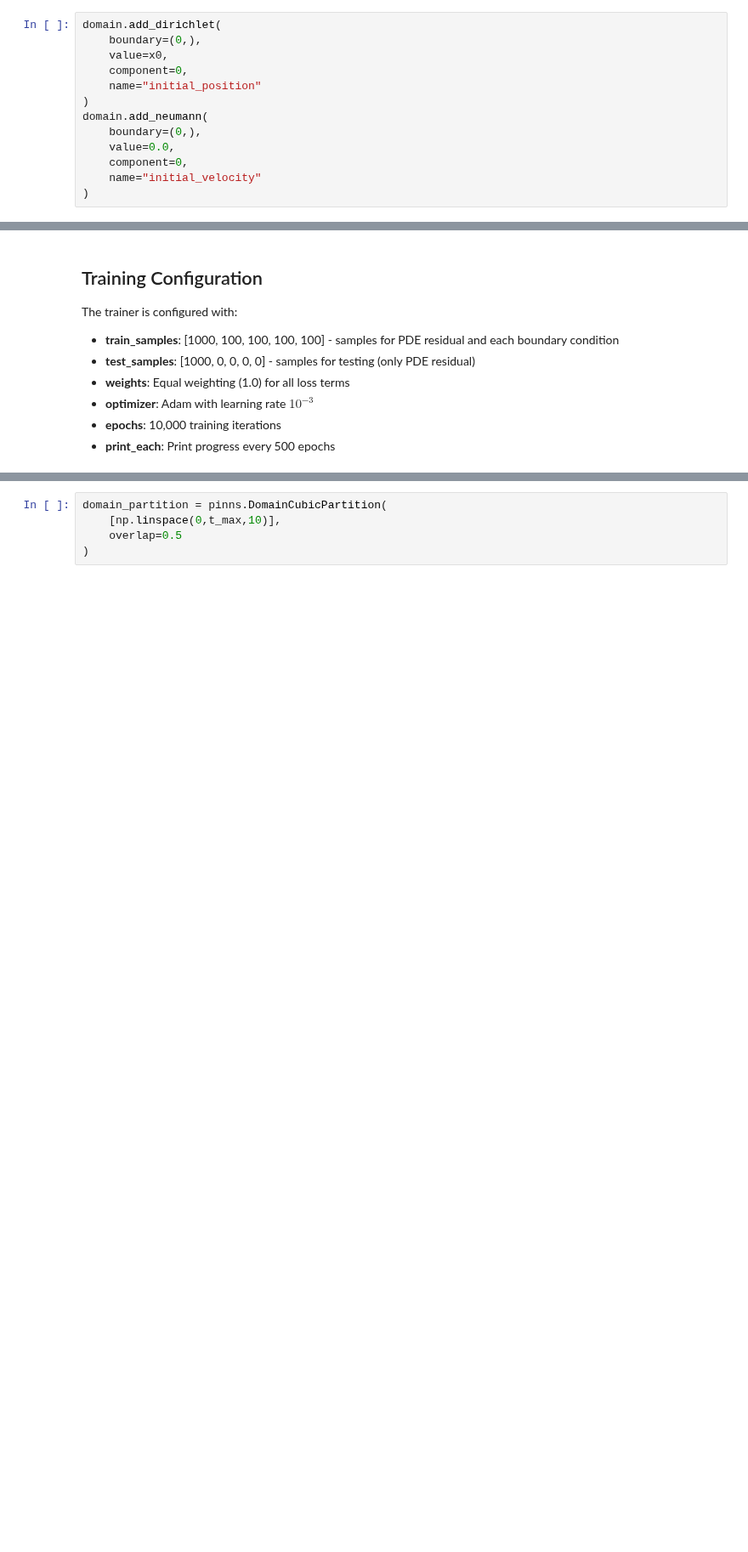
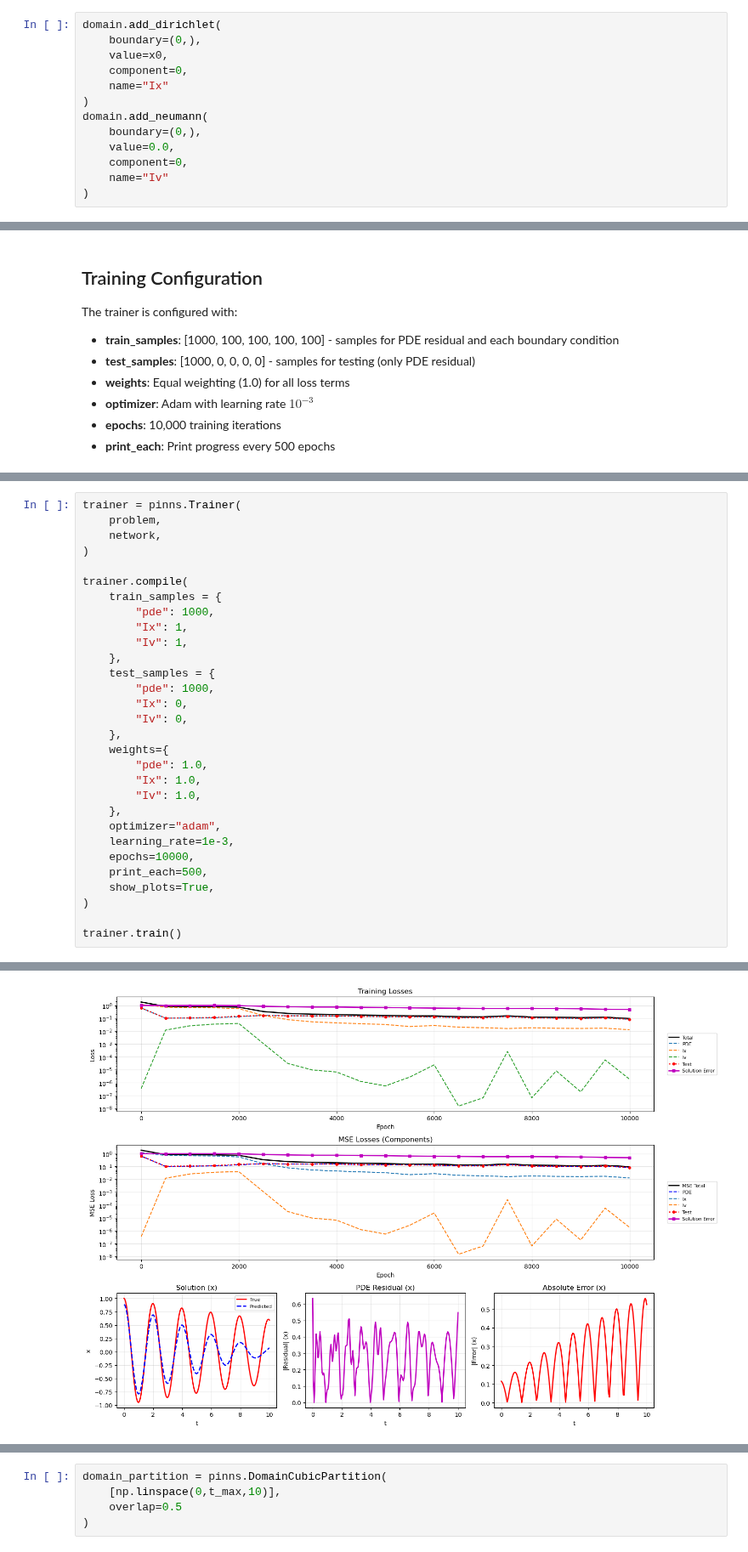
Before and after one commit to gatocor/pinn_models, a Jupyter notebook: examples/1D_overdamped_oscillator.ipynb, the cells around one changed output, grey strips where cells are left out. Shown at 85% size. Cells and saved outputs as stored; diff of their text form; blank space fills up the shorter version.

```diff
--- a/examples/1D_overdamped_oscillator.ipynb
+++ b/examples/1D_overdamped_oscillator.ipynb
@@ -137,13 +137,13 @@ domain.add_dirichlet(
     boundary=(0,),
     value=x0,
     component=0,
-    name="initial_position"
+    name="Ix"
 )
 domain.add_neumann(
     boundary=(0,),
     value=0.0,
     component=0,
-    name="initial_velocity"
+    name="Iv"
 )
 # %% [output]
 DomainCubic(xmin=[0.0], xmax=[10.0], n_conditions=2)
@@ -258,0 +213,31 @@ Training complete in 19.0s
+# %%
+trainer = pinns.Trainer(
+    problem,
+    network,
+)
+
+trainer.compile(
+    train_samples = {
+        "pde": 1000,
+        "Ix": 1,
+        "Iv": 1,
+    },
+    test_samples = {
+        "pde": 1000,
+        "Ix": 0,
+        "Iv": 0,
+    },
+    weights={
+        "pde": 1.0,
+        "Ix": 1.0,
+        "Iv": 1.0,
+    },
+    optimizer="adam",
+    learning_rate=1e-3,
+    epochs=10000,
+    print_each=500,
+    show_plots=True,
+)
+
+trainer.train()
+# %% [output]
@@ -258,0 +245 @@ Training complete in 19.0s
+[figure, added]
```
Also changed, not shown: parts of 11 cells of this notebook, 9 other files.
